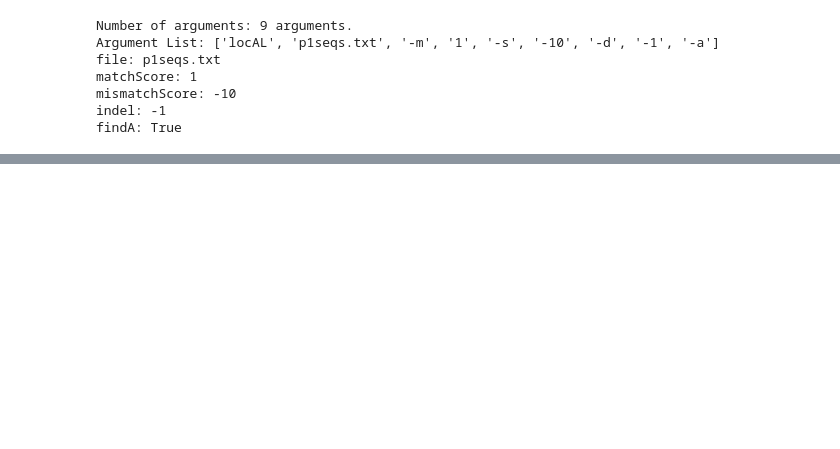
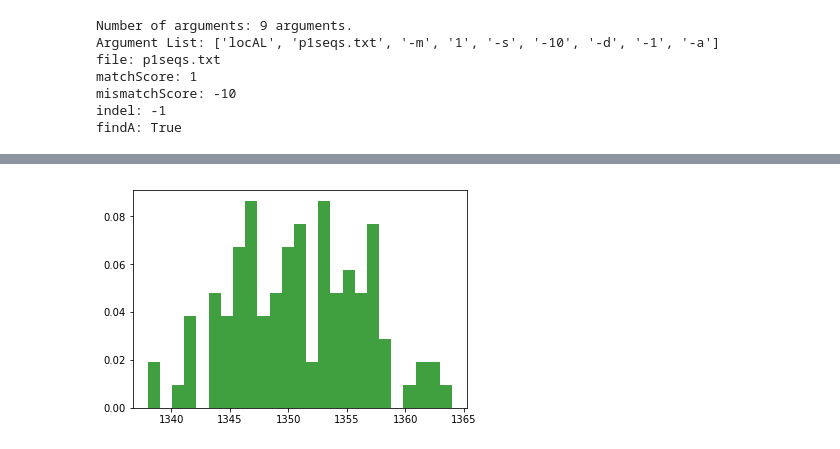
Before and after one commit to wumuyao1996/DNA_Alignments, a Jupyter notebook: locAL.ipynb, the cells around one changed output, grey strips where cells are left out. Saved outputs shown, nothing was run; the diff lists cells and outputs as text; code cells hidden in the pictures; blank space fills up the shorter version.

```diff
--- a/locAL.ipynb
+++ b/locAL.ipynb
@@ -353,0 +659,4 @@ AG-------TA-AGGCTG---CA--GCA-A--A--CC-AGAAACCA-TCCTAAA--AGAAGGAAAGCAAATAGGAGAA--
+# %%
+n, bins, patches = plt.hist(p3,25, normed=1, facecolor='green', alpha=0.75)
+# %% [output]
+[figure, added]
```
Also changed, not shown: parts of 21 cells of this notebook, 12 other files.
